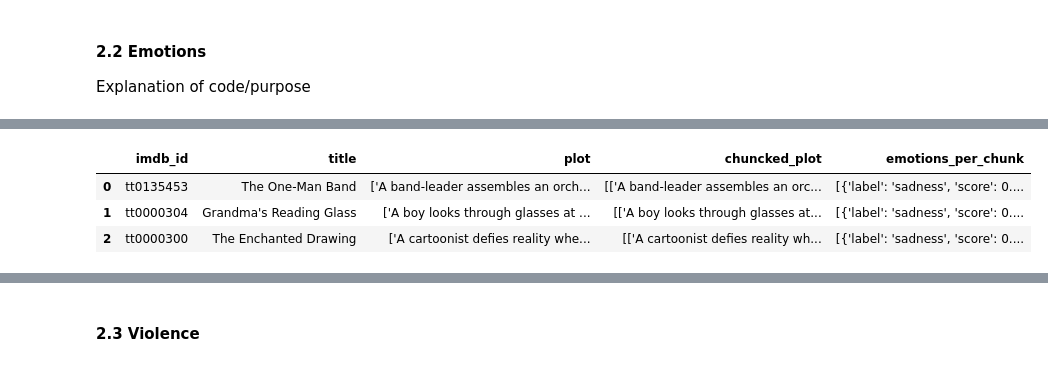
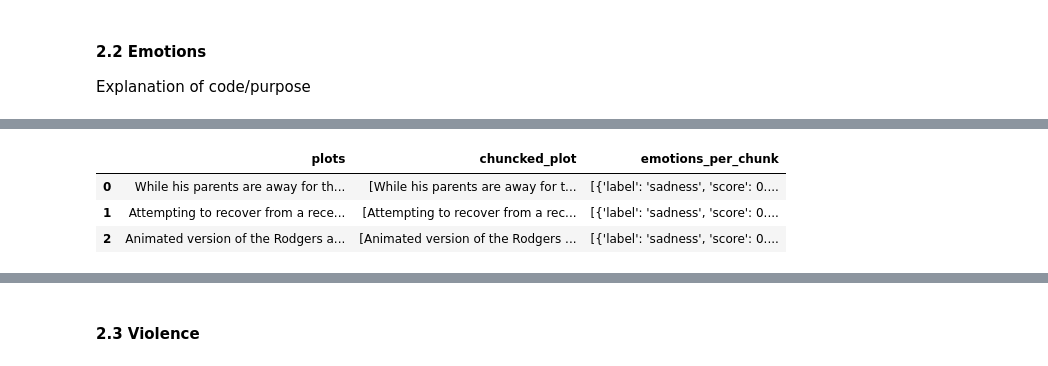
Before and after one commit to epfl-ada/ada-2022-project-lego, a Jupyter notebook: ADApm2.ipynb, the cells around one changed output, grey strips where cells are left out. Saved outputs shown, nothing was run; the diff lists cells and outputs as text; code cells hidden in the pictures.

```diff
--- a/ADApm2.ipynb
+++ b/ADApm2.ipynb
@@ -400,3 +631,8 @@ def chunks_list(text,n):
     chuncked_text = list(chunk_text(text, n))
     chuncked_text= ["".join(word) for word in chuncked_text]
     return chuncked_text
+# %%
+#Shuffle the data in order to get a homogenous subset of our data with respect to the year of release
+test_df= imdb_data2.sample(frac = 1)
+test_df= test_df.reset_index(drop= True)
+test_df.head(3)
@@ -403,5 +646,5 @@ def chunks_list(text,n):
 # %%
-imdb_data2['chuncked_plot']= imdb_data2['plot'].apply(lambda x: chunks_list(str(x),LENGTH_CHUNKS))
-movies_emotions= imdb_data2[['imdb_id','title','plot','chuncked_plot']]
-movies_emotions.head(3)
+test_df= test_df[:50][['plots']]
+test_df['chuncked_plot']= test_df['plots'].apply(lambda x: chunks_list(str(x),LENGTH_CHUNKS))
+test_df.head(3)
 # %% [output]
@@ -412,10 +655,9 @@ movies_emotions.head(3)
 # %%
-# Classifier 1
 # function that generates emotions for each chunk of the plot
-def emotions_per_chunk(chunk_list):
+def emotions_per_chunk(chunk_list, classifier):
     emotions_list=[]
     for i in range(len(chunk_list)):
-        outcome1_0 = classifier1(chunk_list[i])[0]
+        outcome1_0 = classifier(chunk_list[i])[0]
         emotions_list+=outcome1_0
     return emotions_list
 # %% [markdown]
@@ -423,5 +667,5 @@ In the following code, we calculate the execution time of classifier 1, on a tes
 # %%
 %%time
-test_df= movies_emotions.iloc[:250]
-test_df['emotions_per_chunk']= test_df['chuncked_plot'].apply(lambda x: emotions_per_chunk(x) )
+test_df1= test_df.copy()
+test_df1['emotions_per_chunk']= test_df1['chuncked_plot'].apply(lambda x: emotions_per_chunk(x, classifier1) )
 # %% [output]
@@ -434,7 +674,7 @@ See the caveats in the documentation: https://pandas.pydata.org/pandas-docs/stab
 # %%
-test_df.head(3)
+test_df1.head(3)
 # %% [output]
-|  | imdb_id | title | plot | chuncked_plot | emotions_per_chunk |
-| 0 | tt0135453 | The One-Man Band | ['A band-leader assembles an orch... | [['A band-leader assembles an orc... | [{'label': 'sadness', 'score': 0.... |
-| 1 | tt0000304 | Grandma's Reading Glass | ['A boy looks through glasses at ... | [['A boy looks through glasses at... | [{'label': 'sadness', 'score': 0.... |
-| 2 | tt0000300 | The Enchanted Drawing | ['A cartoonist defies reality whe... | [['A cartoonist defies reality wh... | [{'label': 'sadness', 'score': 0.... |
+|  | plots | chuncked_plot | emotions_per_chunk |
+| 0 | While his parents are away for th... | [While his parents are away for t... | [{'label': 'sadness', 'score': 0.... |
+| 1 | Attempting to recover from a rece... | [Attempting to recover from a rec... | [{'label': 'sadness', 'score': 0.... |
+| 2 | Animated version of the Rodgers a... | [Animated version of the Rodgers ... | [{'label': 'sadness', 'score': 0.... |
```
Also changed, not shown: parts of 132 cells of this notebook, 1 other file.
